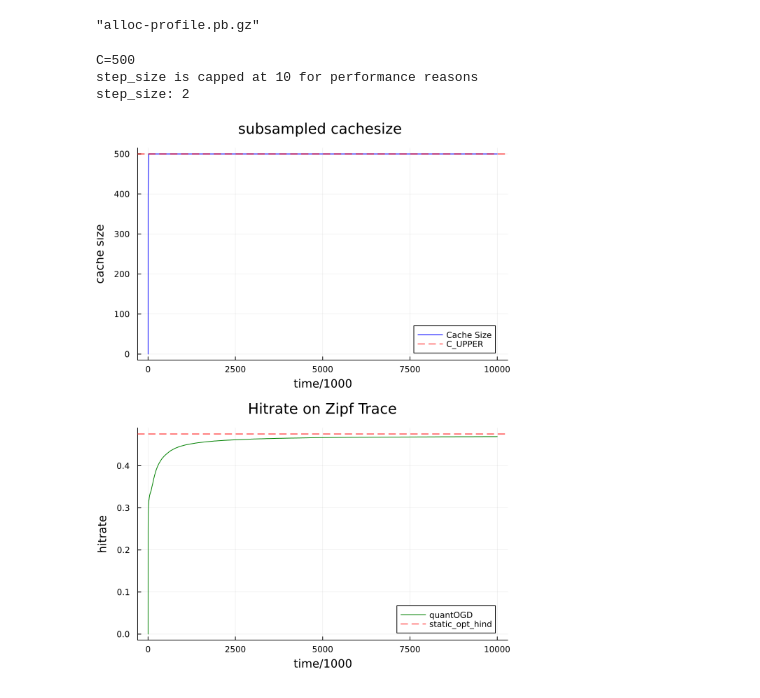
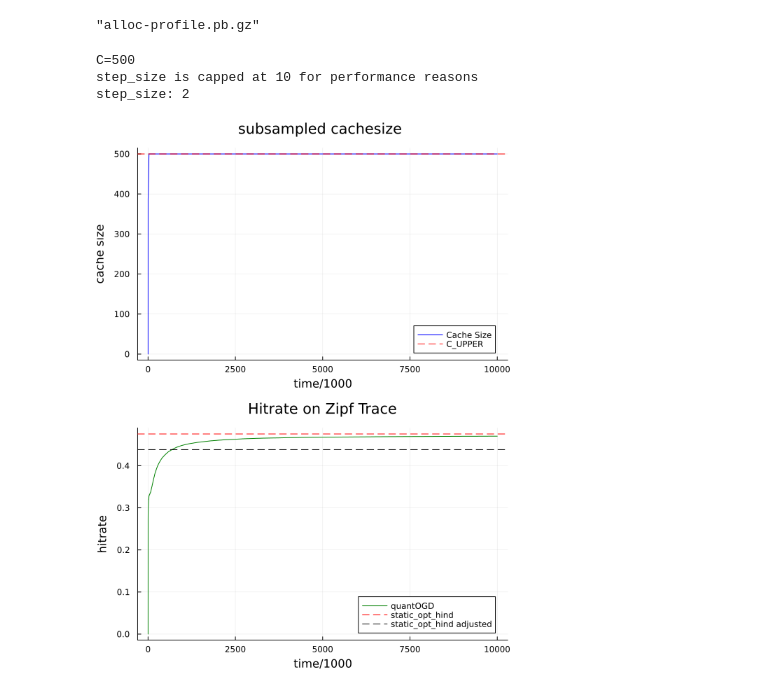
Before and after one commit to ISIPINK/online_caching, a Jupyter notebook: quantOGD_integral_mod_count.ipynb, the cells around one changed output. Drawn from its saved outputs; the diff is of its cells as text; code cells hidden in the pictures.

```diff
--- a/quantOGD_integral_mod_count.ipynb
+++ b/quantOGD_integral_mod_count.ipynb
@@ -78,13 +78,6 @@ end
 # something is wrong with my q.cache_size calculation
 
 function step!(q::quant_OGD_integral, i::Integer)
-    # for initializing we just push into the cache until it is full
-    if q.cache_size < q.C_UPPER
-        push!(q.d_look[q.lazy_update], i)
-        q.CACHE_FLAG && push!(q.cache, i)
-        q.cache_size += one(q.cache_size)
-    end
-
     # removing old info in d_look and val_look
     if haskey(q.counter_uniform, i) # count[i] is non zero
         q.count, q.u = q.counter_uniform[i]
@@ -106,7 +99,7 @@ function step!(q::quant_OGD_integral, i::Integer)
     else
         q.count = q.lazy_update + q.step_size
         # updating the uniform always would require the whole control flow change
-        q.u = rand(zero(q.ONE):q.ONE)
+        q.u = rand(one(q.ONE):q.ONE) # ceiling the uniform so it starts at 1
     end
     q.counter_uniform[i] = (q.count, q.u)
 
@@ -121,6 +114,12 @@ function step!(q::quant_OGD_integral, i::Integer)
         else
             delete!(q.d_look[q.lazy_update], i)
         end
+
+    # for initializing we just push into the cache until it is full
+    elseif q.cache_size < q.C_UPPER
+        push!(q.d_look[q.lazy_update], i)
+        q.CACHE_FLAG && push!(q.cache, i)
+        q.cache_size += one(q.cache_size)
     end
 
     # cache resizing
@@ -298,32 +303,38 @@ function zipf_hitrate_plt(; T=10^5, N=10^4, alpha=1.0, C=div(10^4, 20))
 
     # Calculate opt (static optimal hitrate)
     opt = mean(zipf_trace .<= C)
+    adjopt = opt*(1- N/(C*q.ONE))
     # Generate the decay curve: cumulative hitrate over time.
     decay_curve = hits ./ (1:length(zipf_trace))
 
     # Second plot: hitrate decay curve.
     p2 = plot(decay_curve[1:ss:end],
         label="quantOGD",
         color=:green,
         xlabel="time/$ss",
         ylabel="hitrate",
         title="Hitrate on Zipf Trace")
     hline!(p2, [opt],
         label="static_opt_hind",
         color=:red,
         linestyle=:dash)
 
+    hline!(p2, [adjopt],
+        label="static_opt_hind adjusted",
+        color=:black,
+        linestyle=:dash)
+
     # Stack the two plots vertically.
     p = plot(p1, p2, layout=(2, 1), size=(600, 800))
     display(p)
 end
 
 N = 10^4
 C = div(N, 20)
 println("C=",C)
 zipf_hitrate_plt(T=10^7, N=N, alpha=0.8, C=C)
 # %% [output]
 C=500
 step_size is capped at 10 for performance reasons
 step_size: 2
-[figure, old version]
+[figure, new version]
```
Also changed, not shown: parts of 7 cells of this notebook.
